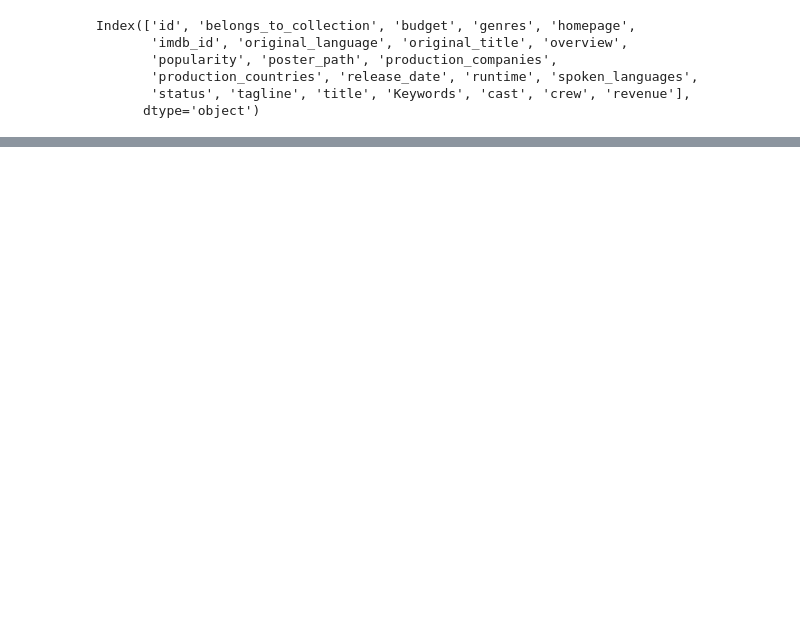
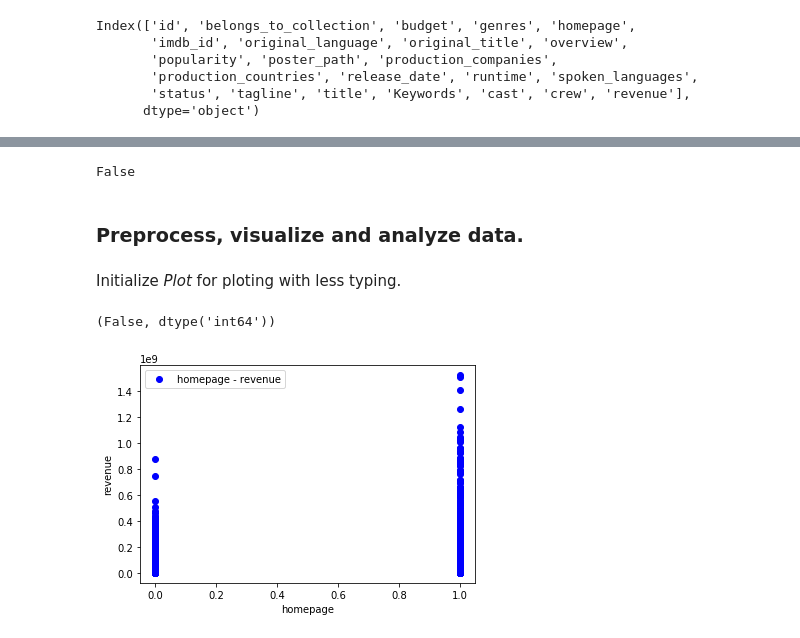
Before and after one commit to tigranfah/machine_learning, a Jupyter notebook: kaggle_competition/Untitled.ipynb, the cells around one changed output, grey strips where cells are left out. Saved outputs shown, nothing was run; the diff lists cells and outputs as text; code cells hidden in the pictures; blank space fills up the shorter version.

```diff
--- a/round1/kaggle_competition/Untitled.ipynb
+++ b/kaggle_competition/Untitled.ipynb
@@ -4,3 +63,3 @@ import pandas as pd
 # %%
-train = pd.read_csv('data/train.csv')
-test = pd.read_csv('data/test.csv')
+train_data = pd.read_csv('data/train.csv')
+test_data = pd.read_csv('data/test.csv')
@@ -63,0 +98,26 @@ ValueError: Input contains NaN, infinity or a value too large for dtype('float64
+# %%
+train_df = train_data.copy()
+test_df = test_data.copy()
+
+# checking the ids
+np.any((id(train_df) == id(train_data)) and (id(test_df) == id(test_data)))
+# %% [output]
+False
+# %% [markdown]
+### Preprocess, visualize and analyze data.
+# %% [markdown]
+Initialize *Plot* for ploting with less typing.
+# %%
+plot = Plot(colors=['red', 'blue', 'green']) # more colors can be added if needed
+# %%
+# preprocess data for ploting
+train_df.homepage = train_df.homepage.replace(np.nan, 0)
+train_df.homepage = train_df.homepage.replace({'http': 1}, regex=True)
+
+np.any(train_df.homepage == np.nan), train_df.homepage.dtype
+# %% [output]
+(False, dtype('int64'))
+# %%
+plot.relationship(train_df, x='homepage', y='revenue')
+# %% [output]
+[figure, added]
```
Also changed, not shown: parts of 24 cells of this notebook, 8 other files.
